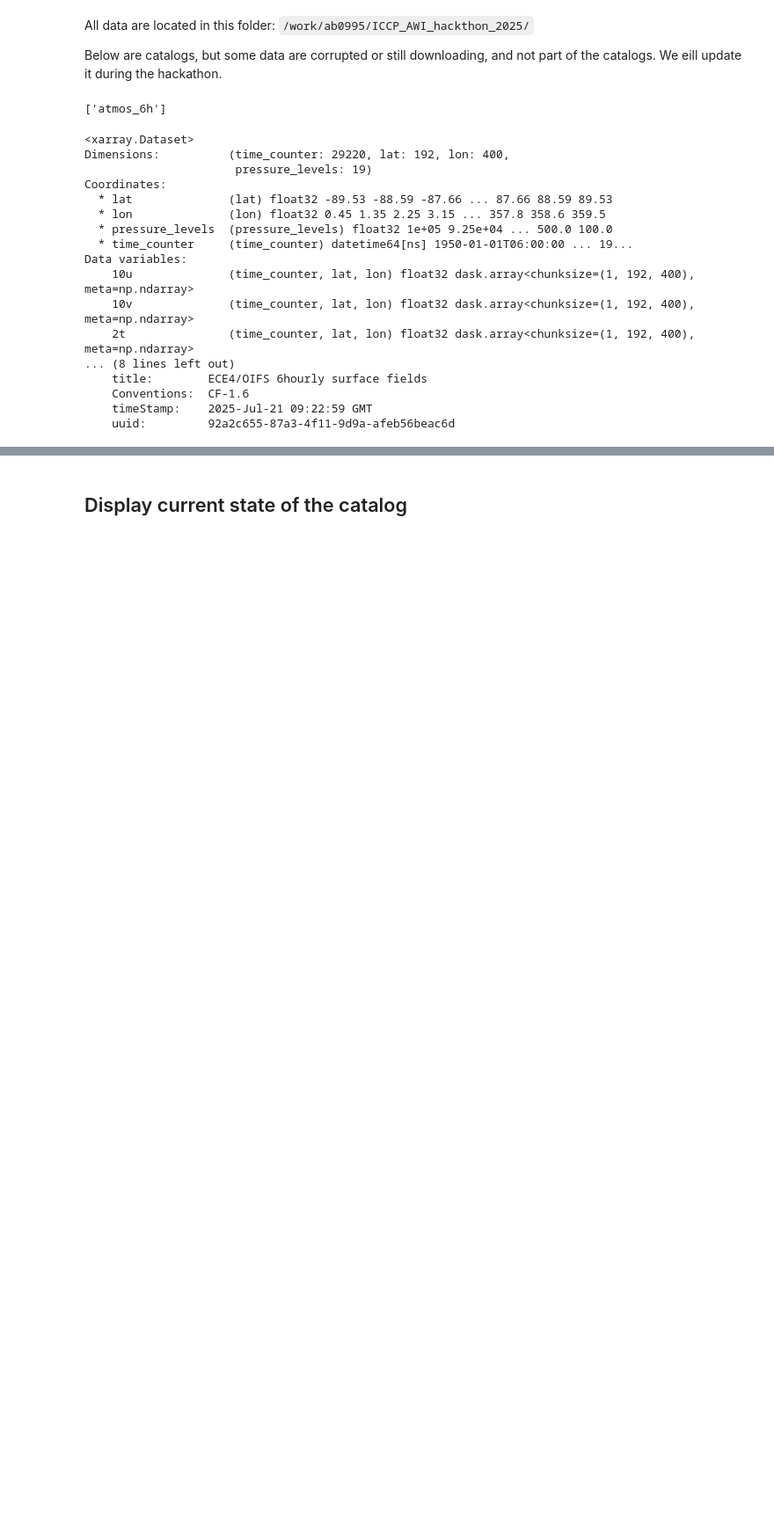
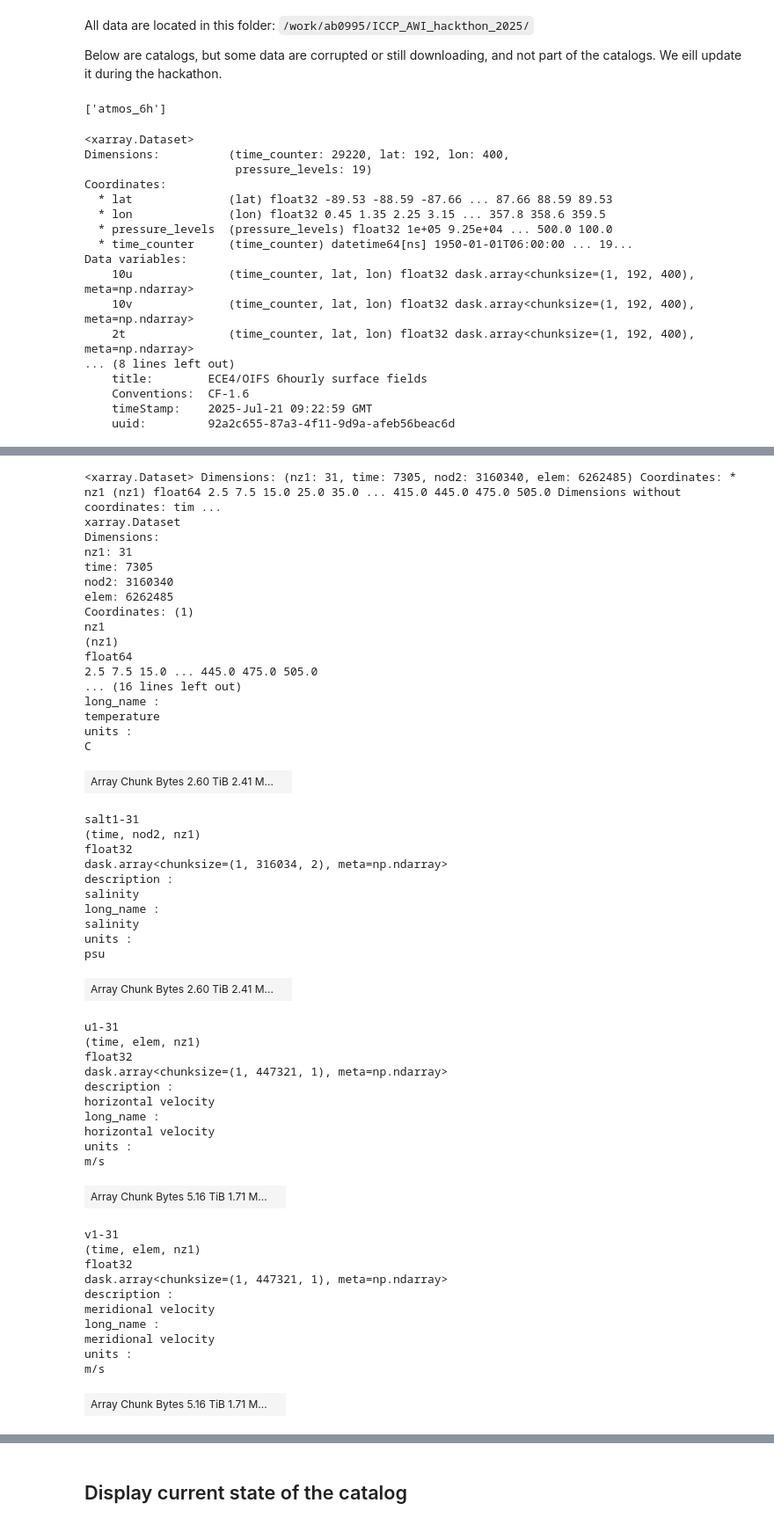
Before and after one commit to CliDyn/GlobalLab_hackathon_2025, a Jupyter notebook: ICCP/ICCP_access_data.ipynb, the cells around one changed output, grey strips where cells are left out. Shown: that part at 88% size. Saved outputs shown, nothing was run; the diff lists cells and outputs as text; code cells hidden in the pictures; blank space fills up the shorter version.

```diff
--- a/ICCP/ICCP_access_data.ipynb
+++ b/ICCP/ICCP_access_data.ipynb
@@ -51,0 +54,16 @@ Data variables:
+# %%
+gl_cat=intake.open_catalog("https://raw.githubusercontent.com/CliDyn/GlobalLab_hackathon_2025/refs/heads/main/catalog/main.yaml")
+# gl_cat=intake.open_catalog("/home/a/a270088/PYTHON/GlobalLab/catalog/main.yaml")
+
+organisation="ICCP" # ICCP, AWI
+expid = 'TCO95L91-CORE2-ctl1950d'  # 'TCo319-DART-ctl1950d-gibbs-charn',
+                                   # 'TCo319-DART-hi1950d-gibbs-charn',
+                                   # 'TCo319-DART-ssp585d-gibbs-charn',
+                                   # 'TCO95L91-CORE2-ctl1950d',
+                                   # 'TCO95L91-CORE2-ssp585d'
+
+realm='ocean'  # 'ocean' , 'atmos'
+gridspec = 'native' # 'native', 'remap'
+
+print(list(gl_cat[organisation]['TCo1279-DART-1950C']['ocean']['native']))
+# print(list(cat_data))
@@ -51,0 +72,63 @@ Data variables:
+# %%
+cat = gl_cat[organisation]['TCo1279-DART-1950C']['ocean']['native']
+
+ds_temp = cat['ocean_daily_temp'].to_dask()
+ds_salt = cat['ocean_daily_salt'].to_dask()
+ds_u = cat['ocean_daily_u'].to_dask()
+ds_v = cat['ocean_daily_v'].to_dask()
+
+data = xr.merge([ds_temp, ds_salt, ds_u, ds_v])
+# %%
+data
+# %% [output]
+<xarray.Dataset> Dimensions: (nz1: 31, time: 7305, nod2: 3160340, elem: 6262485) Coordinates: * nz1 (nz1) float64 2.5 7.5 15.0 25.0 35.0 ... 415.0 445.0 475.0 505.0 Dimensions without coordinates: tim ...
+xarray.Dataset
+Dimensions:
+nz1: 31
+time: 7305
+nod2: 3160340
+elem: 6262485
+Coordinates: (1)
+nz1
+(nz1)
+float64
+2.5 7.5 15.0 ... 445.0 475.0 505.0
+... (16 lines left out)
+long_name :
+temperature
+units :
+C
+| Array Chunk Bytes 2.60 TiB 2.41 M... |  |
+salt1-31
+(time, nod2, nz1)
+float32
+dask.array<chunksize=(1, 316034, 2), meta=np.ndarray>
+description :
+salinity
+long_name :
+salinity
+units :
+psu
+| Array Chunk Bytes 2.60 TiB 2.41 M... |  |
+u1-31
+(time, elem, nz1)
+float32
+dask.array<chunksize=(1, 447321, 1), meta=np.ndarray>
+description :
+horizontal velocity
+long_name :
+horizontal velocity
+units :
+m/s
+| Array Chunk Bytes 5.16 TiB 1.71 M... |  |
+v1-31
+(time, elem, nz1)
+float32
+dask.array<chunksize=(1, 447321, 1), meta=np.ndarray>
+description :
+meridional velocity
+long_name :
+meridional velocity
+units :
+m/s
+| Array Chunk Bytes 5.16 TiB 1.71 M... |  |
```
Also changed, not shown: parts of 3 cells of this notebook.
